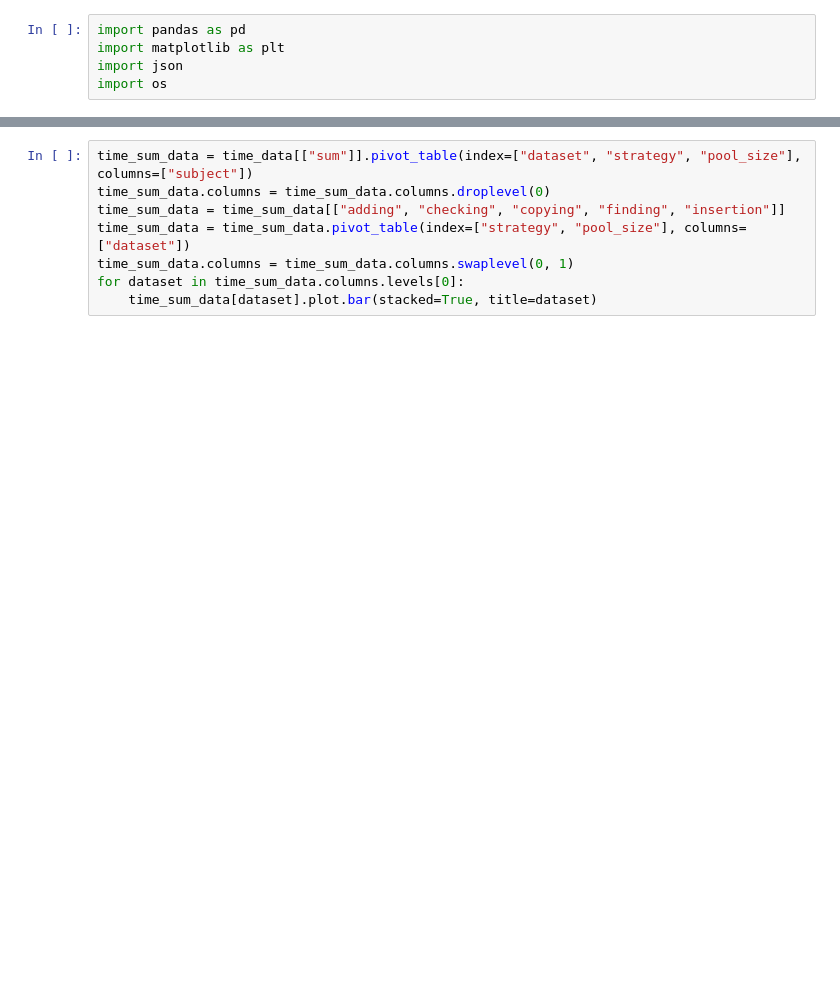
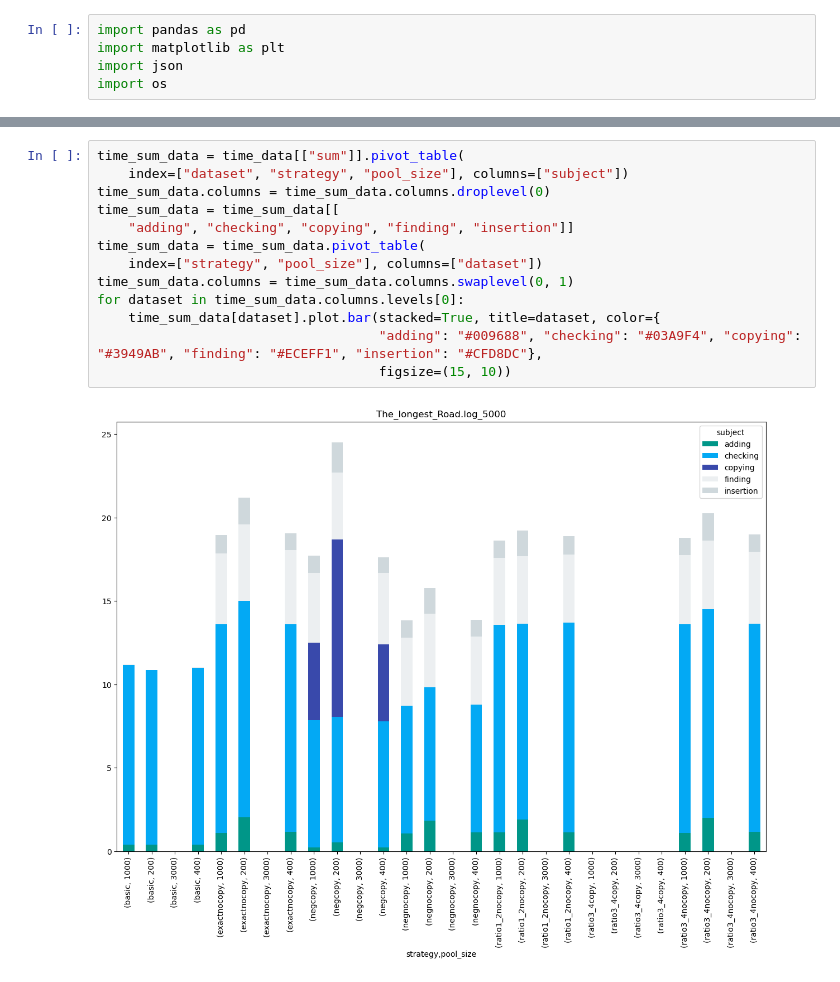
Before and after one commit to momvart/formal_verif_project, a Jupyter notebook: engine/plotter.ipynb, the cells around one changed output, grey strips where cells are left out. Saved outputs shown, nothing was run; the diff lists cells and outputs as text; blank space fills up the shorter version.

```diff
--- a/engine/plotter.ipynb
+++ b/engine/plotter.ipynb
@@ -41,8 +72,15 @@ time_data
 # %%
-time_sum_data = time_data[["sum"]].pivot_table(index=["dataset", "strategy", "pool_size"], columns=["subject"])
+time_sum_data = time_data[["sum"]].pivot_table(
+    index=["dataset", "strategy", "pool_size"], columns=["subject"])
 time_sum_data.columns = time_sum_data.columns.droplevel(0)
-time_sum_data = time_sum_data[["adding", "checking", "copying", "finding", "insertion"]]
-time_sum_data = time_sum_data.pivot_table(index=["strategy", "pool_size"], columns=["dataset"])
+time_sum_data = time_sum_data[[
+    "adding", "checking", "copying", "finding", "insertion"]]
+time_sum_data = time_sum_data.pivot_table(
+    index=["strategy", "pool_size"], columns=["dataset"])
 time_sum_data.columns = time_sum_data.columns.swaplevel(0, 1)
 for dataset in time_sum_data.columns.levels[0]:
-    time_sum_data[dataset].plot.bar(stacked=True, title=dataset)
+    time_sum_data[dataset].plot.bar(stacked=True, title=dataset, color={
+                                    "adding": "#009688", "checking": "#03A9F4", "copying": "#3949AB", "finding": "#ECEFF1", "insertion": "#CFD8DC"},
+                                    figsize=(15, 10))
+# %% [output]
+[figure, added]
```
Also changed, not shown: parts of 4 cells of this notebook, 1 other file.
